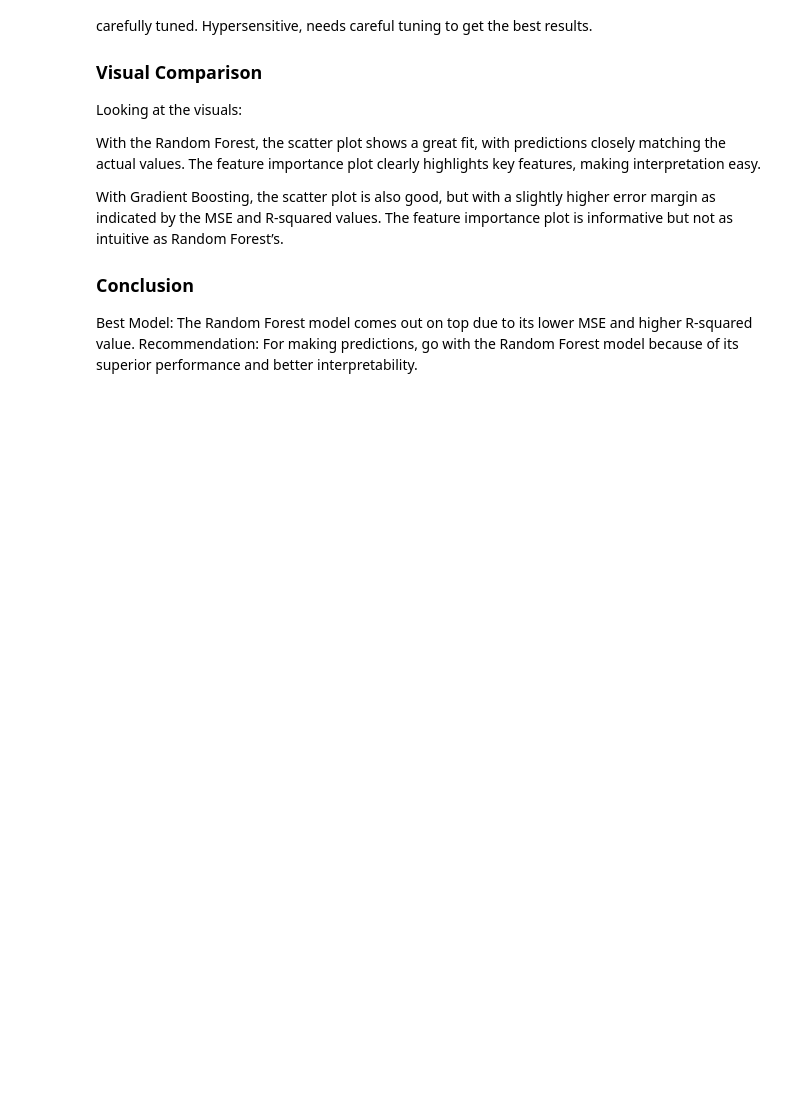
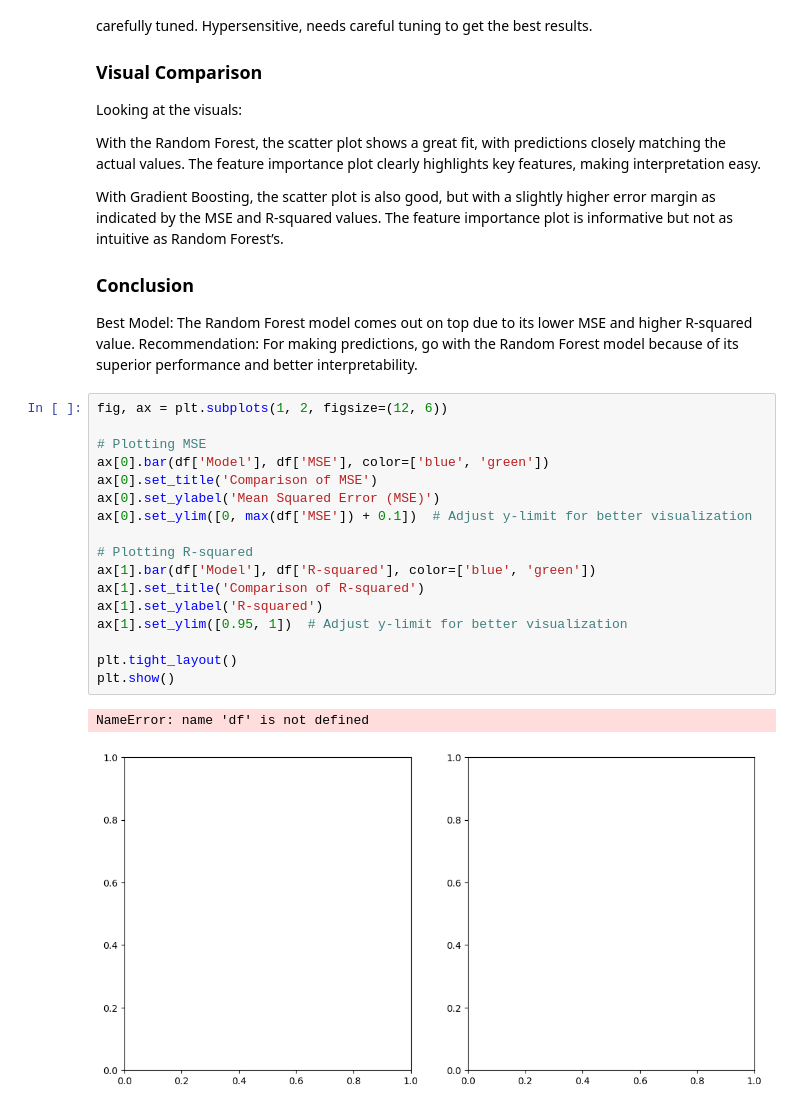
Before and after one commit to ChristaCarol/StateEdFundingImpact, a Jupyter notebook: notebooks/05_Modeling.ipynb, the cells around one changed output. Cells and saved outputs as stored; diff of their text form; blank space fills up the shorter version.

```diff
--- a/notebooks/05_Modeling.ipynb
+++ b/notebooks/05_Modeling.ipynb
@@ -329,3 +323,23 @@ With Gradient Boosting, the scatter plot is also good, but with a slightly highe
 
 Best Model: The Random Forest model comes out on top due to its lower MSE and higher R-squared value.
 Recommendation: For making predictions, go with the Random Forest model because of its superior performance and better interpretability.
+# %%
+fig, ax = plt.subplots(1, 2, figsize=(12, 6))
+
+# Plotting MSE
+ax[0].bar(df['Model'], df['MSE'], color=['blue', 'green'])
+ax[0].set_title('Comparison of MSE')
+ax[0].set_ylabel('Mean Squared Error (MSE)')
+ax[0].set_ylim([0, max(df['MSE']) + 0.1])  # Adjust y-limit for better visualization
+
+# Plotting R-squared
+ax[1].bar(df['Model'], df['R-squared'], color=['blue', 'green'])
+ax[1].set_title('Comparison of R-squared')
+ax[1].set_ylabel('R-squared')
+ax[1].set_ylim([0.95, 1])  # Adjust y-limit for better visualization
+
+plt.tight_layout()
+plt.show()
+# %% [output]
+NameError: name 'df' is not defined
+[figure, added]
```
Also changed, not shown: parts of 3 cells of this notebook, 5 other files.
